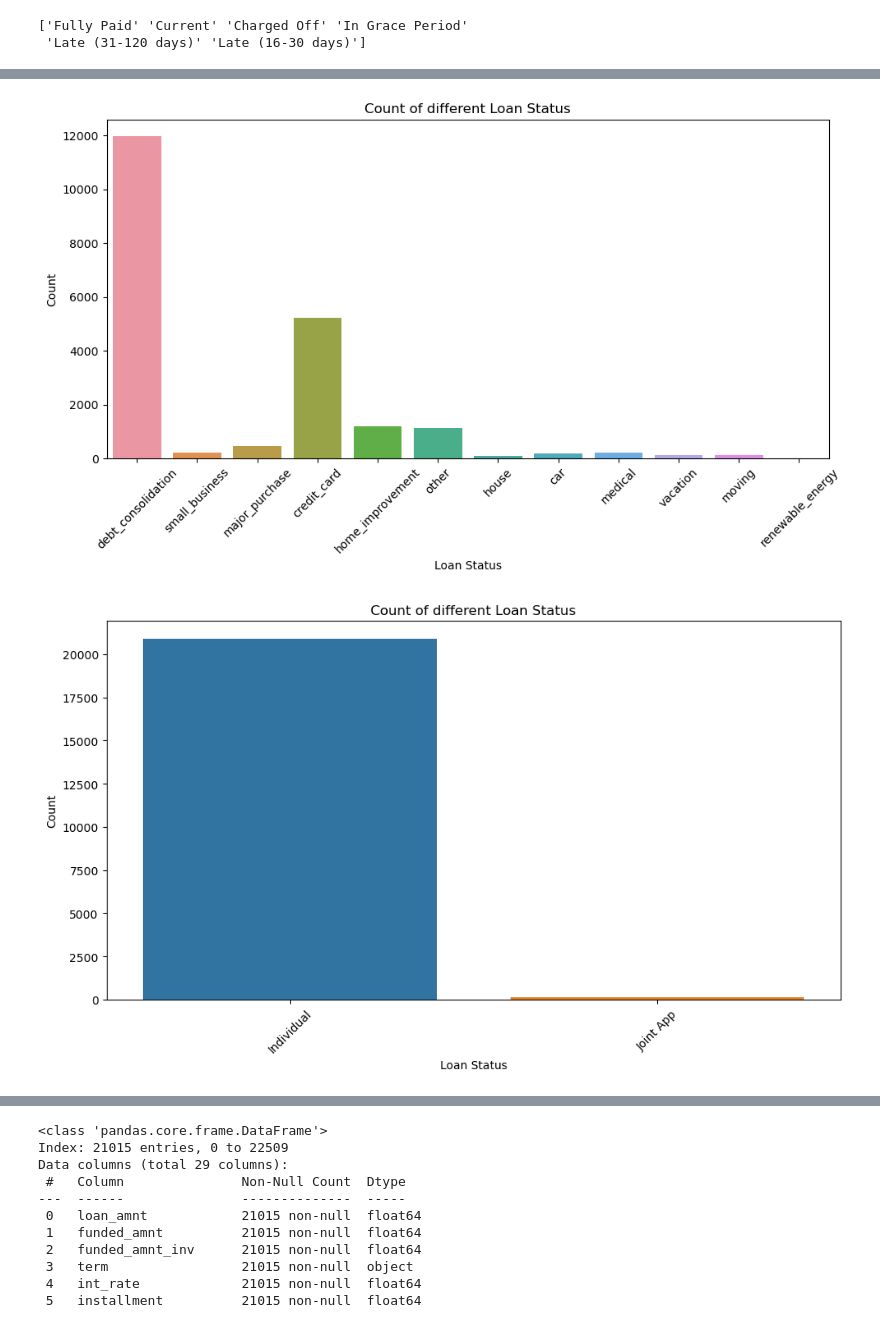
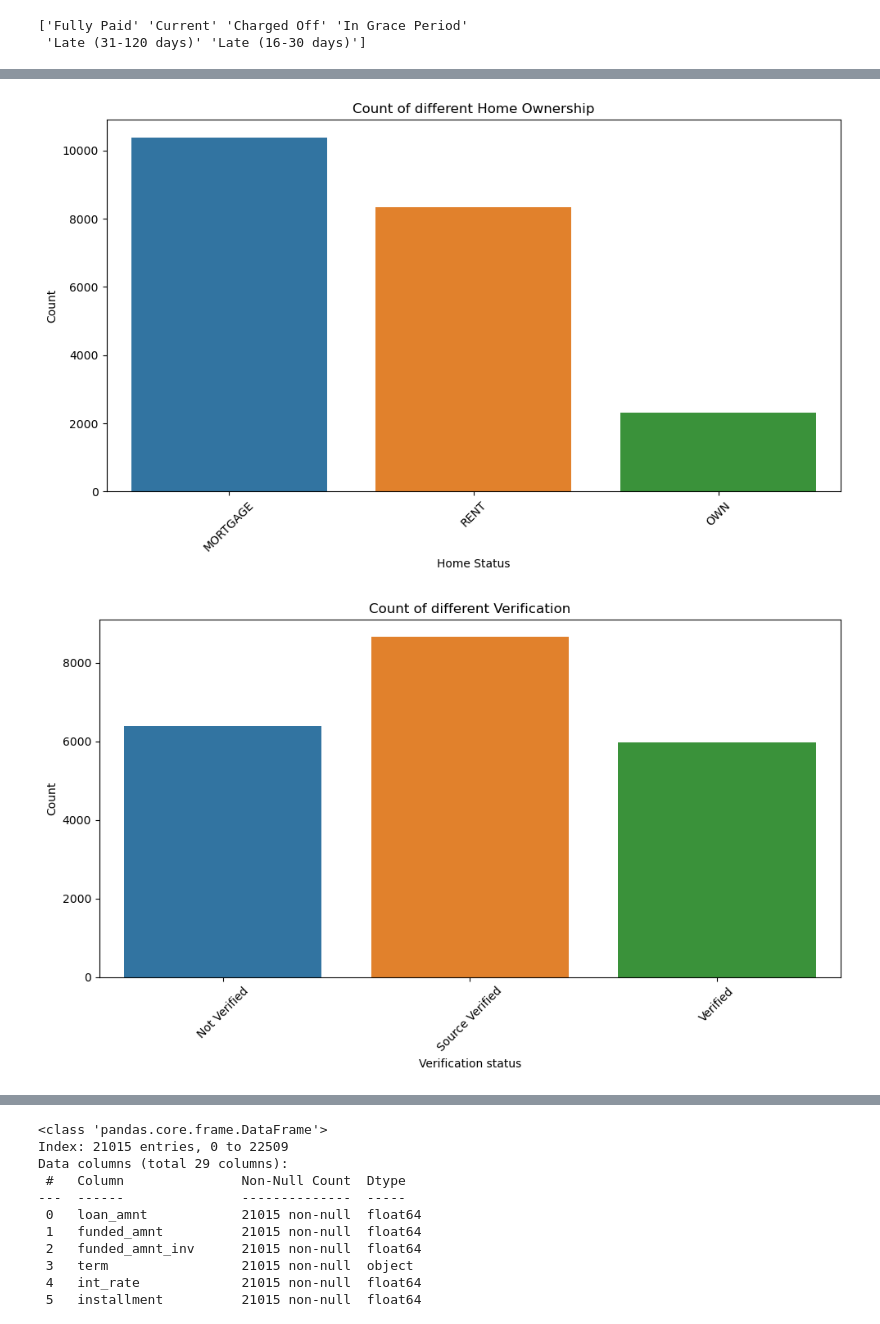
Before and after one commit to MaSOouD69/Loan-Status-predictor-tool, a Jupyter notebook: 2. EDA EXPLORE EXTREME.ipynb, the cells around one changed output, grey strips where cells are left out. Drawn from its saved outputs; the diff is of its cells as text; code cells hidden in the pictures.

```diff
--- a/2. EDA EXPLORE EXTREME.ipynb
+++ b/2. EDA EXPLORE EXTREME.ipynb
@@ -87,20 +137,20 @@ plt.tight_layout()
 # %%
 plt.figure(figsize=(10, 6))
-sns.countplot(x='purpose', data=df)
+sns.countplot(x='home_ownership', data=df)
 plt.ylabel("Count")
-plt.xlabel("Loan Status")
-plt.title("Count of different Loan Status")
+plt.xlabel("Home Status")
+plt.title("Count of different Home Ownership")
 plt.xticks(rotation=45)
 plt.tight_layout()
 # %% [output]
-[figure, old version]
+[figure, new version]
 # %%
 plt.figure(figsize=(10, 6))
-sns.countplot(x='application_type', data=df)
+sns.countplot(x='verification_status', data=df)
 plt.ylabel("Count")
-plt.xlabel("Loan Status")
-plt.title("Count of different Loan Status")
+plt.xlabel("Verification status")
+plt.title("Count of different Verification")
 plt.xticks(rotation=45)
 plt.tight_layout()
 # %% [output]
-[figure, old version]
+[figure, new version]
```
Also changed, not shown: parts of 15 cells of this notebook.
